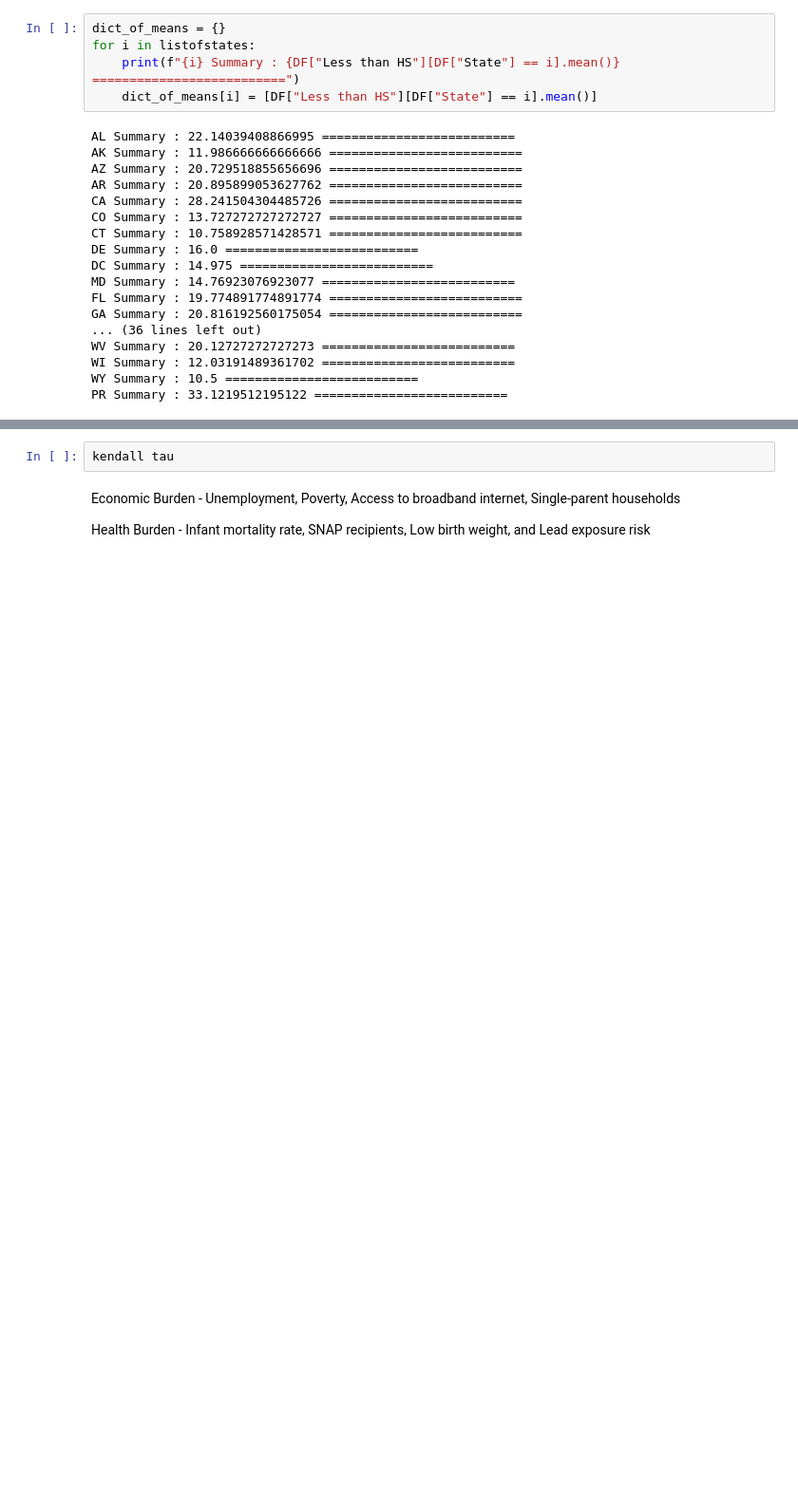
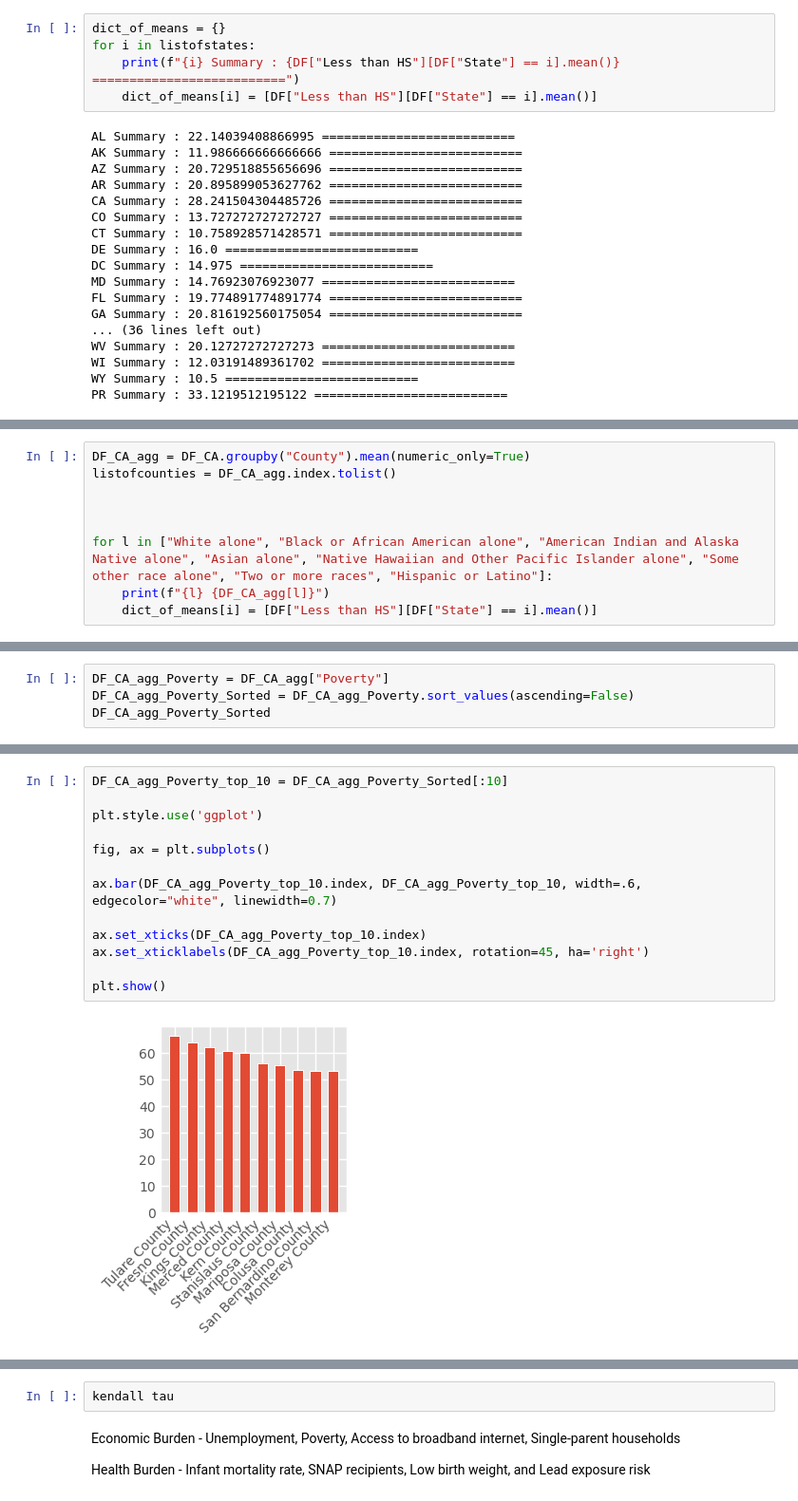
Before and after one commit to PerryWithAP/CDC-2026---Biokind-Team, a Jupyter notebook: Perry-Test.ipynb, the cells around one changed output, grey strips where cells are left out. Shown at 95% size. Cells and saved outputs as stored; diff of their text form; blank space fills up the shorter version.

```diff
--- a/Perry-Test.ipynb
+++ b/Perry-Test.ipynb
@@ -185,0 +286,9 @@ DF_Means.T.sort_values(0)
+# %%
+DF_CA_agg = DF_CA.groupby("County").mean(numeric_only=True)
+listofcounties = DF_CA_agg.index.tolist()
+
+
+
+for l in ["White alone", "Black or African American alone", "American Indian and Alaska Native alone", "Asian alone", "Native Hawaiian and Other Pacific Islander alone", "Some other race alone", "Two or more races", "Hispanic or Latino"]:
+    print(f"{l} {DF_CA_agg[l]}")
+    dict_of_means[i] = [DF["Less than HS"][DF["State"] == i].mean()]
@@ -185,0 +391,4 @@ DF_Means.T.sort_values(0)
+# %%
+DF_CA_agg_Poverty = DF_CA_agg["Poverty"]
+DF_CA_agg_Poverty_Sorted = DF_CA_agg_Poverty.sort_values(ascending=False)
+DF_CA_agg_Poverty_Sorted
@@ -185,0 +525,15 @@ DF_Means.T.sort_values(0)
+# %%
+DF_CA_agg_Poverty_top_10 = DF_CA_agg_Poverty_Sorted[:10]
+
+plt.style.use('ggplot')
+
+fig, ax = plt.subplots()
+
+ax.bar(DF_CA_agg_Poverty_top_10.index, DF_CA_agg_Poverty_top_10, width=.6, edgecolor="white", linewidth=0.7)
+
+ax.set_xticks(DF_CA_agg_Poverty_top_10.index)
+ax.set_xticklabels(DF_CA_agg_Poverty_top_10.index, rotation=45, ha='right')
+
+plt.show()
+# %% [output]
+[figure, added]
```
Also changed, not shown: parts of 24 cells of this notebook, 1 other file.
